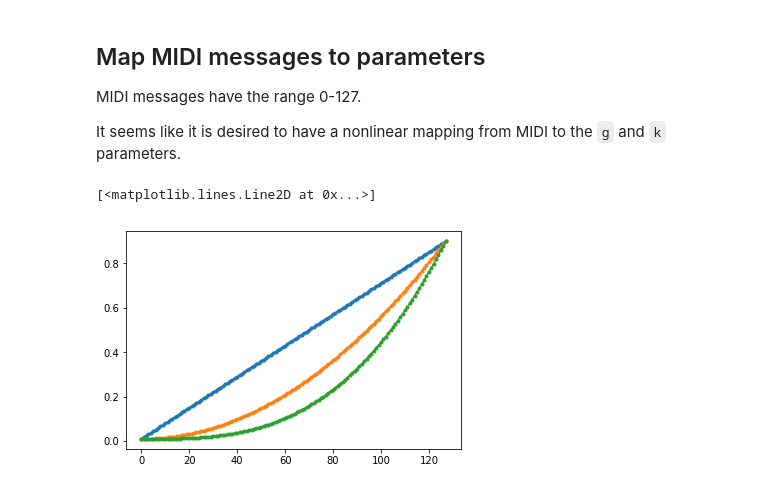
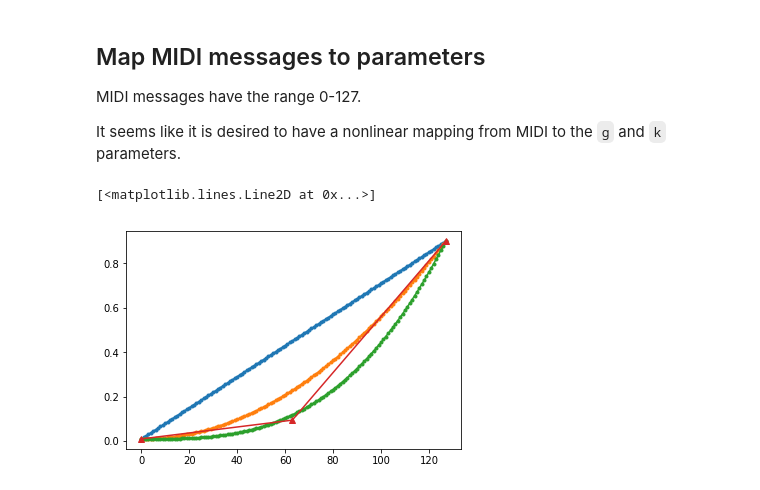
Before and after one commit to soerenbnoergaard/sbnsampler, a Jupyter notebook: workbooks/parametric_low_pass_filter.ipynb, the cells around one changed output. Drawn from its saved outputs; the diff is of its cells as text; code cells hidden in the pictures.

```diff
--- a/workbooks/parametric_low_pass_filter.ipynb
+++ b/workbooks/parametric_low_pass_filter.ipynb
@@ -162,29 +162,35 @@ It seems like it is desired to have a nonlinear mapping from MIDI to the `g` and
 # %%
 midi = arange(128)
 
 # Cutoff
 # Mapping from 0.005 to 0.9
 
 ## Linear mapping
 b = 0.01
 a = (0.9-b) / 127
 g_linear = a*midi + b
 
-plot(midi, g_linear, ".-")
+plot(midi, g_linear, ".-", label="Linear")
 
 ## Square mapping
 b = 0.01
 a = (0.9-b)/ (127**2)
 g_square = a*midi**2 + b
 
-plot(midi, g_square, ".-")
+plot(midi, g_square, ".-", label="Square")
 
 ## Cubic mapping
 b = 0.01
 a = (0.9-b)/ (127**3)
 g_cube = a*midi**3 + b
 
-plot(midi, g_cube, ".-")
+plot(midi, g_cube, ".-", label="Cube")
+
+## Mapping by ear
+midi_manual = [0, 63, 127]
+g_manual = [0.01, 12/127, 0.9]
+
+plot(midi_manual, g_manual, "^-", label="Manual")
 # %% [output]
 [<matplotlib.lines.Line2D at 0x...>]
-[figure, old version]
+[figure, new version]
```
Also changed, not shown: 1 other file.
